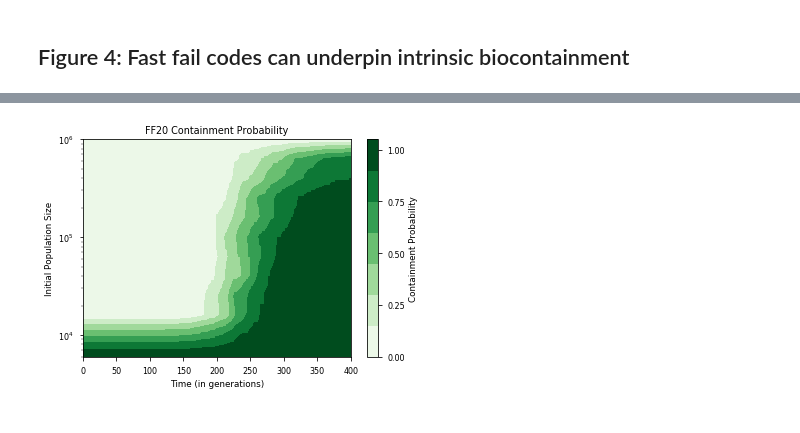
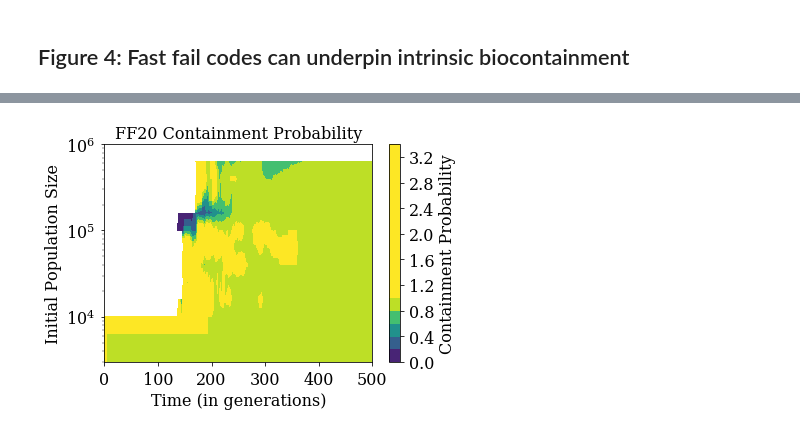
Before and after one commit to EndyLab/codon-tables, a Jupyter notebook: notebooks/fast_fail_figs.ipynb, the cells around one changed output, grey strips where cells are left out. Drawn from its saved outputs; the diff is of its cells as text; code cells hidden in the pictures.

```diff
--- a/notebooks/fast_fail_figs.ipynb
+++ b/notebooks/fast_fail_figs.ipynb
@@ -470,7 +471,8 @@ plt.savefig('test2.png')
 # %% [output]
 [figure]
 # %%
-wanted_codes = ['Standard Code', 'Colorado', 'FF20']
+# wanted_codes = ['Standard Code', 'Colorado', 'FF20']
+wanted_codes= ['Reductionist20', 'PROMISC20']
 f = lambda code: code in wanted_codes
 DF_3b = DF.loc[DF['code'].map(f)]
 # %%
@@ -848,0 +862,9 @@ If you're reading this message in another frontend (for example, a static render
+# %%
+# Standard_contour, t, N_0 = contain_probability(DF, 'Standard')
+# Colorado_contour, t, N_0 = contain_probability(DF, 'Colorado')
+# FF20_contour, t, N_0 = contain_probability(DF, 'FF20')
+FF16_contour, t, N_0 = contain_probability(DF, 'FF16')
+RED20_contour, t, N_0 = contain_probability(DF, 'RED20')
+RED14_contour, t, N_0 = contain_probability(DF, 'RED14')
+# PROMISC20_contour, t, N_0 = contain_probability(DF, 'PROMISC20')
+# PROMISC14_contour, t, N_0 = contain_probability(DF, 'PROMISC14')
@@ -848,0 +909,9 @@ If you're reading this message in another frontend (for example, a static render
+# %%
+# pickle results for faster access
+with open('/home/jonathan/Lab/ATD/codon-tables/data/manuscript/fig4/contour_caching_lin.pickle', 'wb') as handle:
+    data = [FF20_contour, FF16_contour, RED20_contour, RED14_contour, Colorado_contour, Standard_contour, PROMISC20_contour, PROMISC14_contour, t, N_0]
+    pickle.dump(data, handle)
+# %%
+# unpickle for faster access
+with open('/home/jonathan/Lab/ATD/codon-tables/data/manuscript/fig4/contour_caching.pickle_lin', 'rb') as handle:
+    FF20_contour, FF16_contour, RED20_contour, RED14_contour, Colorado_contour, Standard_contour, PROMISC20_contour, PROMISC14_contour, t, N_0 = pickle.load(handle)
@@ -849,22 +1033,22 @@ If you're reading this message in another frontend (for example, a static render
 # %%
-# generate contour plot
-X, Y = np.meshgrid(t, N_0)
-CS = plt.contourf(X, Y, contain_probability, cmap=plt.cm.Greens, vmin=0, vmax=1)
+CS = plt.contourf(X, Y, (ff20_contour/ff16_contour), 20, cmap=plt.cm.viridis)
 #plt.clabel(CS, inline=1, fontsize=10)
 ax = plt.gca()
-plt.xlim([0,400])
-plt.ylim([6e3, 1e6])
+plt.xlim([0, 500])
+plt.ylim([3e3, 1e6])
 # ax.set_xscale("log")
 ax.set_yscale("log")
 
-cbar = plt.colorbar(CS, ticks=[0, 0.25, 0.5, 0.75, 1])
+cbar = plt.colorbar(CS)#, ticks=[0, 0.25, 0.5, 0.75, 1])
 cbar.ax.set_ylabel('Containment Probability')
 plt.clim(0,1)
+
+path = '/home/jonathan/Lab/Fast Fail/Figures/Figure 4/'
 # Add the contour line levels to the colorbar
-plt.title('FF20 Containment Probability')
+plt.title('FF20 Containment Probability', fontsize=labelsize)
 plt.xlabel('Time (in generations)')
 plt.ylabel('Initial Population Size')
-plt.savefig('contour_log_inset.svg')
+# plt.savefig(path+'FF16_contour_log.svg')
 plt.show()
 # %% [output]
-[figure, old version]
+[figure, new version]
```
Also changed, not shown: parts of 16 cells of this notebook.
